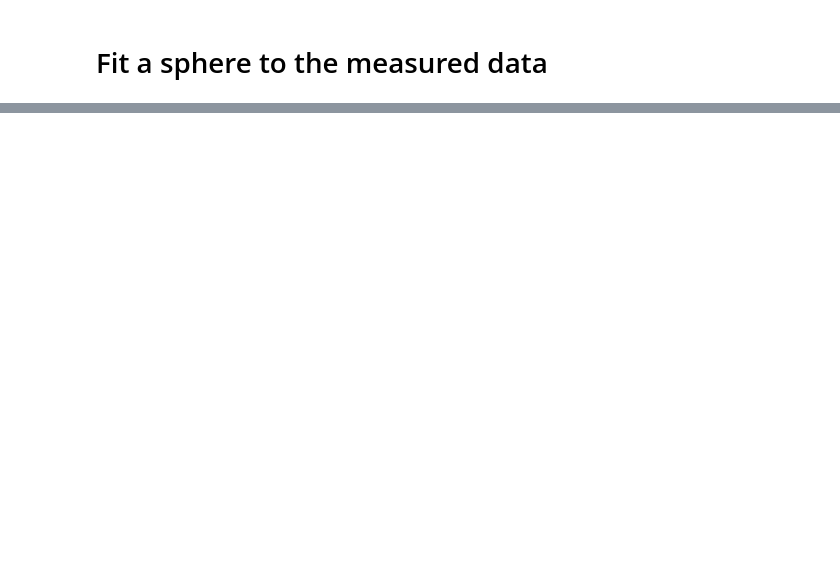
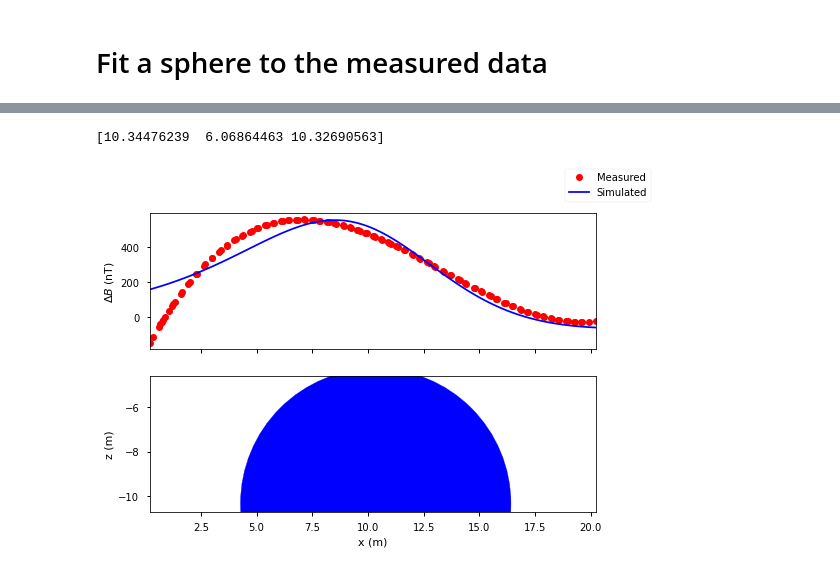
Before and after one commit to JuliusHen/Geophyphox-Excursion, a Jupyter notebook: Excursion 2022/Excursion Notebooks/Magnetics_modeling_and_inversion.ipynb, the cells around one changed output, grey strips where cells are left out. Drawn from its saved outputs; the diff is of its cells as text; code cells hidden in the pictures; blank space fills up the shorter version.

```diff
--- a/Excursion 2022/Excursion Notebooks/Magnetics_modeling_and_inversion.ipynb
+++ b/Excursion 2022/Excursion Notebooks/Magnetics_modeling_and_inversion.ipynb
@@ -146,0 +189,20 @@ plot_model(x_mes, x_opt, r_opt, d_opt, k_inv, B0, I_inv, alpha_inv, B_mes=B_mes)
+# %%
+# starting values: x-postion, radius, depth (k remains fixed here for now)
+p0 = 2, 1, 1
+
+I_inv = np.deg2rad(inc)
+k_inv = 0.1
+alpha_inv = alpha_mes
+
+def target(parameters):
+    xpos, r, d = parameters
+    simulated = mag_sphere(r, k_inv, B0, d, np.deg2rad(inc), x_mes - xpos, alpha_inv)
+    return B_mes2 - simulated
+
+from scipy.optimize import least_squares
+result = least_squares(target, p0, bounds=([x_mes.min(), 1, 1], [x_mes.max(), 100, 50]))
+# %%
+x_opt, r_opt, d_opt = result.x
+print(result.x)
+# %% [output]
+[10.34476239  6.06864463 10.32690563]
@@ -146,0 +212,4 @@ plot_model(x_mes, x_opt, r_opt, d_opt, k_inv, B0, I_inv, alpha_inv, B_mes=B_mes)
+# %%
+plot_model(x_mes, x_opt, r_opt, d_opt, k_inv, B0, I_inv, alpha_inv, B_mes=B_mes2)
+# %% [output]
+[figure, added]
```
Also changed, not shown: parts of 11 cells of this notebook, 2 other files.
